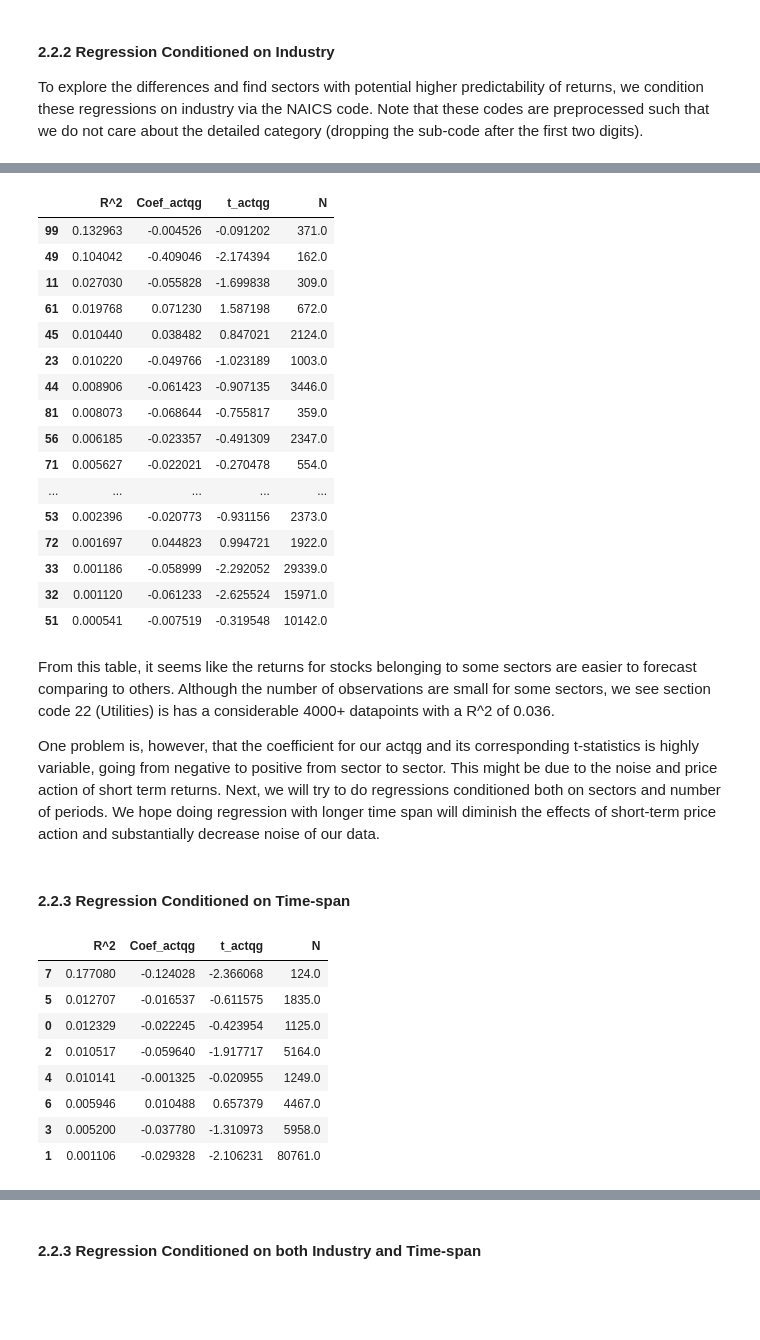
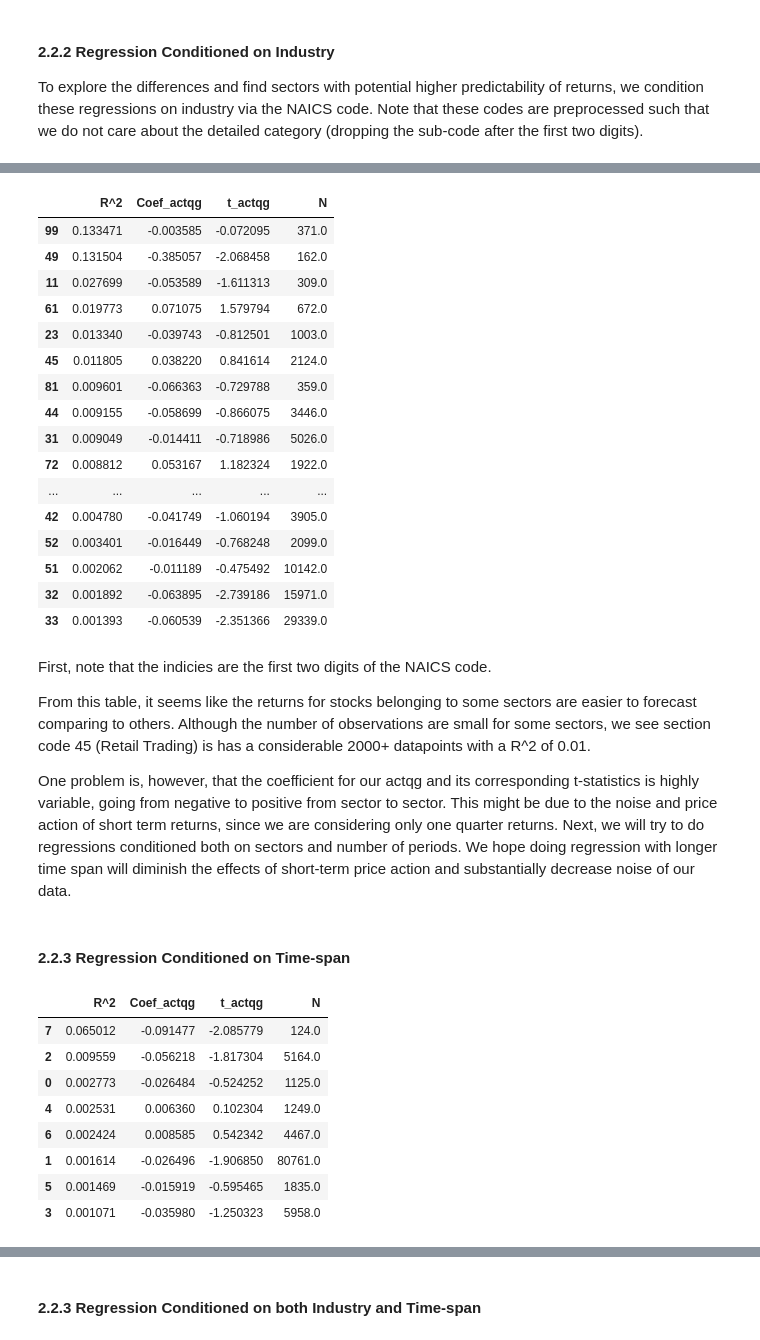
Before and after one commit to ULY-RR3T/FBE499Final, a Jupyter notebook: Analysis.ipynb, the cells around one changed output, grey strips where cells are left out. Cells and saved outputs as stored; diff of their text form; code cells hidden in the pictures; blank space fills up the shorter version.

```diff
--- a/Analysis.ipynb
+++ b/Analysis.ipynb
@@ -316,8 +342,3 @@ Oh No!!! The effect of asset growth on short-term returns is almost 0. However,
 #### 2.2.2 Regression Conditioned on Industry
 
 To explore the differences and find sectors with potential higher predictability of returns, we condition these regressions on industry via the NAICS code. Note that these codes are preprocessed such that we do not care about the detailed category (dropping the sub-code after the first two digits).
-# %%
-reg1_params = ['ACTQ','CEQQ','EPSPXQ','OIADPQ','IVCHY','REVTY','MKVALTQ','NAICS','actqg','pb','roe']
-target = 'ret_1'
-reg1_formula = f"{target}~" + "+".join(reg1_params)
-print(smf.ols(reg1_formula,data=cstat[(cstat['quarters']==2) & (cstat['NAICS']==33)]).fit().summary())
@@ -342,36 +345,38 @@ strong multicollinearity problems or that the design matrix is singular.
 # %%
 rslt = {}
-reg2_params = ['DlyPrc', 'ShrOut', 'CURCDQ', 'ACTQ', 'CEQQ','EPSPXQ', 'OIADPQ', 'IVCHY', 'REVTY', 'COSTAT', 'MKVALTQ','actqg', 'pb', 'roe', 'quarters', 'B_MKT']
+reg2_params = ['DlyPrc', 'ShrOut', 'ACTQ', 'CEQQ','EPSPXQ', 'OIADPQ', 'IVCHY', 'REVTY', 'MKVALTQ','actqg', 'pb', 'roe', 'quarters', 'B_MKT']
 target = 'ret_1'
 reg2_formula = f"{target}~" + "+".join(reg1_params)
 for code in cstat['NAICS'].unique():
     reg2 = smf.ols(reg1_formula,data=cstat[(cstat['NAICS']==code)]).fit()
     rslt[code] = [reg2.rsquared,reg2.params['actqg'],reg2.tvalues['actqg'],reg2.nobs]
 rslt = pd.DataFrame(data=rslt).T
 rslt.columns = ['R^2','Coef_actqg','t_actqg','N']
 rslt.sort_values('R^2',ascending=False)
 # %% [output]
 |  | R^2 | Coef_actqg | t_actqg | N |
-| 99 | 0.132963 | -0.004526 | -0.091202 | 371.0 |
-| 49 | 0.104042 | -0.409046 | -2.174394 | 162.0 |
-| 11 | 0.027030 | -0.055828 | -1.699838 | 309.0 |
-| 61 | 0.019768 | 0.071230 | 1.587198 | 672.0 |
-| 45 | 0.010440 | 0.038482 | 0.847021 | 2124.0 |
-| 23 | 0.010220 | -0.049766 | -1.023189 | 1003.0 |
-| 44 | 0.008906 | -0.061423 | -0.907135 | 3446.0 |
-| 81 | 0.008073 | -0.068644 | -0.755817 | 359.0 |
-| 56 | 0.006185 | -0.023357 | -0.491309 | 2347.0 |
-| 71 | 0.005627 | -0.022021 | -0.270478 | 554.0 |
+| 99 | 0.133471 | -0.003585 | -0.072095 | 371.0 |
+| 49 | 0.131504 | -0.385057 | -2.068458 | 162.0 |
+| 11 | 0.027699 | -0.053589 | -1.611313 | 309.0 |
+| 61 | 0.019773 | 0.071075 | 1.579794 | 672.0 |
+| 23 | 0.013340 | -0.039743 | -0.812501 | 1003.0 |
+| 45 | 0.011805 | 0.038220 | 0.841614 | 2124.0 |
+| 81 | 0.009601 | -0.066363 | -0.729788 | 359.0 |
+| 44 | 0.009155 | -0.058699 | -0.866075 | 3446.0 |
+| 31 | 0.009049 | -0.014411 | -0.718986 | 5026.0 |
+| 72 | 0.008812 | 0.053167 | 1.182324 | 1922.0 |
 | ... | ... | ... | ... | ... |
-| 53 | 0.002396 | -0.020773 | -0.931156 | 2373.0 |
-| 72 | 0.001697 | 0.044823 | 0.994721 | 1922.0 |
-| 33 | 0.001186 | -0.058999 | -2.292052 | 29339.0 |
-| 32 | 0.001120 | -0.061233 | -2.625524 | 15971.0 |
-| 51 | 0.000541 | -0.007519 | -0.319548 | 10142.0 |
+| 42 | 0.004780 | -0.041749 | -1.060194 | 3905.0 |
+| 52 | 0.003401 | -0.016449 | -0.768248 | 2099.0 |
+| 51 | 0.002062 | -0.011189 | -0.475492 | 10142.0 |
+| 32 | 0.001892 | -0.063895 | -2.739186 | 15971.0 |
+| 33 | 0.001393 | -0.060539 | -2.351366 | 29339.0 |
 # %% [markdown]
-From this table, it seems like the returns for stocks belonging to some sectors are easier to forecast comparing to others. Although the number of observations are small for some sectors, we see section code 22 (Utilities) is has a considerable 4000+ datapoints with a R^2 of 0.036.
+First, note that the indicies are the first two digits of the NAICS code.
 
-One problem is, however, that the coefficient for our actqg and its corresponding t-statistics is highly variable, going from negative to positive from sector to sector. This might be due to the noise and price action of short term returns. Next, we will try to do regressions conditioned both on sectors and number of periods. We hope doing regression with longer time span will diminish the effects of short-term price action and substantially decrease noise of our data.
+From this table, it seems like the returns for stocks belonging to some sectors are easier to forecast comparing to others. Although the number of observations are small for some sectors, we see section code 45 (Retail Trading) is has a considerable 2000+ datapoints with a R^2 of 0.01.
+
+One problem is, however, that the coefficient for our actqg and its corresponding t-statistics is highly variable, going from negative to positive from sector to sector. This might be due to the noise and price action of short term returns, since we are considering only one quarter returns. Next, we will try to do regressions conditioned both on sectors and number of periods. We hope doing regression with longer time span will diminish the effects of short-term price action and substantially decrease noise of our data.
 # %% [markdown]
 #### 2.2.3 Regression Conditioned on Time-span
 # %%
@@ -387,12 +392,12 @@ rslt.columns = ['R^2','Coef_actqg','t_actqg','N']
 rslt.sort_values('R^2',ascending=False)
 # %% [output]
 |  | R^2 | Coef_actqg | t_actqg | N |
-| 7 | 0.177080 | -0.124028 | -2.366068 | 124.0 |
-| 5 | 0.012707 | -0.016537 | -0.611575 | 1835.0 |
-| 0 | 0.012329 | -0.022245 | -0.423954 | 1125.0 |
-| 2 | 0.010517 | -0.059640 | -1.917717 | 5164.0 |
-| 4 | 0.010141 | -0.001325 | -0.020955 | 1249.0 |
-| 6 | 0.005946 | 0.010488 | 0.657379 | 4467.0 |
-| 3 | 0.005200 | -0.037780 | -1.310973 | 5958.0 |
-| 1 | 0.001106 | -0.029328 | -2.106231 | 80761.0 |
+| 7 | 0.065012 | -0.091477 | -2.085779 | 124.0 |
+| 2 | 0.009559 | -0.056218 | -1.817304 | 5164.0 |
+| 0 | 0.002773 | -0.026484 | -0.524252 | 1125.0 |
+| 4 | 0.002531 | 0.006360 | 0.102304 | 1249.0 |
+| 6 | 0.002424 | 0.008585 | 0.542342 | 4467.0 |
+| 1 | 0.001614 | -0.026496 | -1.906850 | 80761.0 |
+| 5 | 0.001469 | -0.015919 | -0.595465 | 1835.0 |
+| 3 | 0.001071 | -0.035980 | -1.250323 | 5958.0 |
 # %% [markdown]
```
Also changed, not shown: parts of 30 cells of this notebook.
